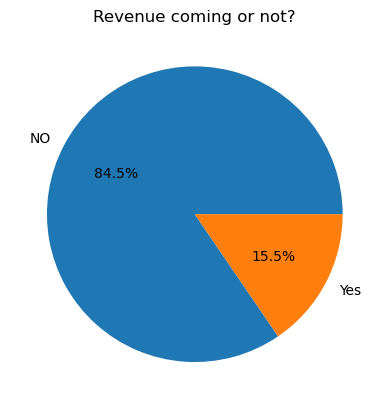
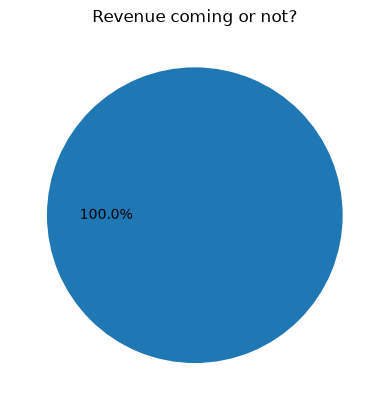
The notebook cell's code change between the first figure and the second:
--- before
+++ after
@@ -1,4 +1,4 @@
 classes_count= df["Revenue"].value_counts()
 
-plt.pie(classes_count,labels=["NO","Yes"],autopct="%1.1f%%")
+plt.pie(classes_count.loc[[False,True]],autopct="%1.1f%%")
 plt.title("Revenue coming or not?")

Commit: reindex (classes_count.loc[[False, True]]) so the labels can't silently get swapped if the data changes.